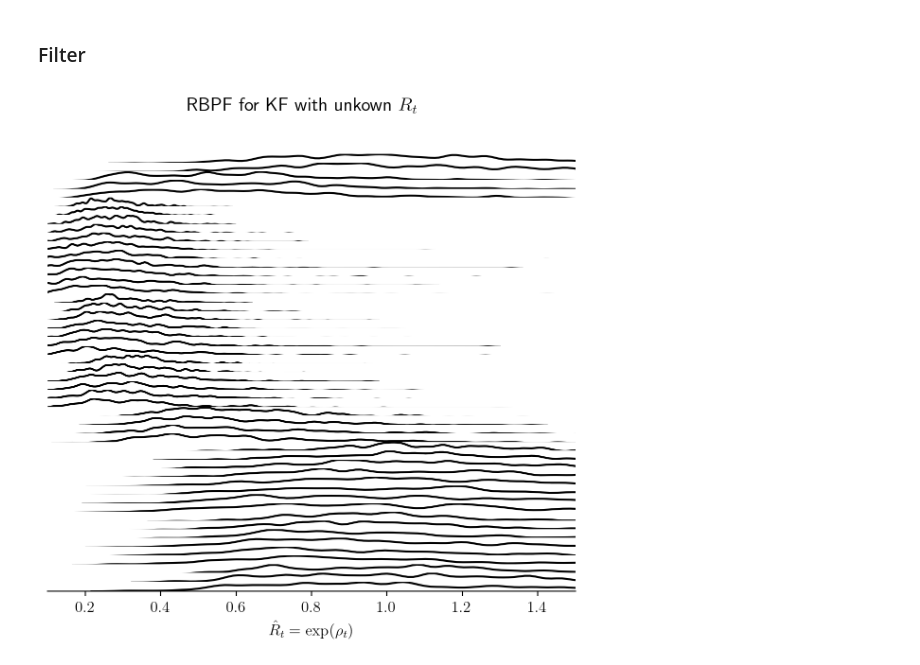
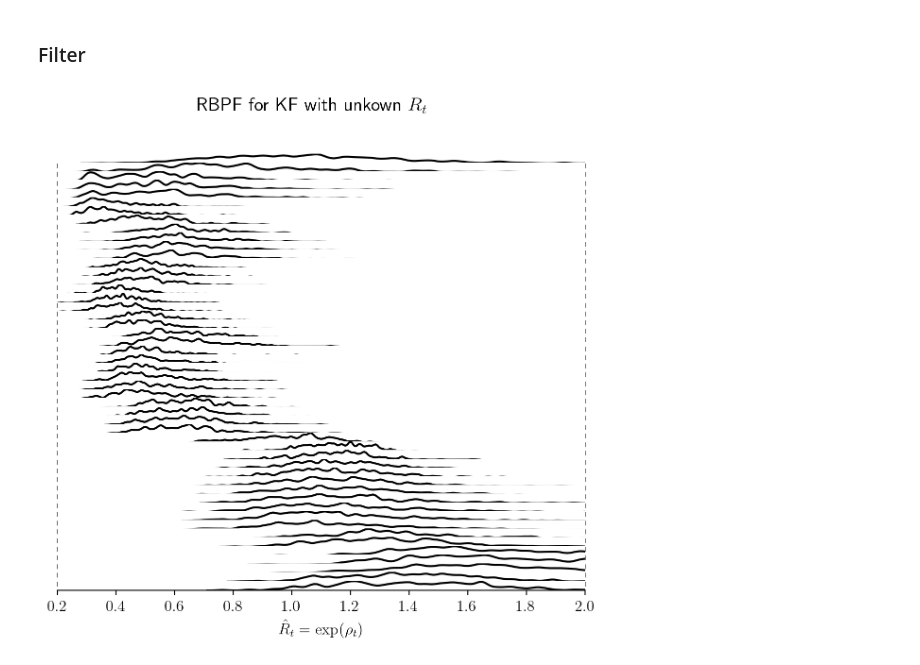
Before and after one commit to gerdm/filtering-notes, a Jupyter notebook: misc/rbpf-variance.ipynb, the cells around one changed output. Saved outputs shown, nothing was run; the diff lists cells and outputs as text; code cells hidden in the pictures.

```diff
--- a/misc/rbpf-variance.ipynb
+++ b/misc/rbpf-variance.ipynb
@@ -34,7 +34,7 @@ key = jax.random.PRNGKey(314)
 key_sample, key_train = jax.random.split(key)
 key_init, key_eval = jax.random.split(key_train)
 # %%
-ma_n = 10
+ma_n = 1
 R = jnp.eye(1) * 0.5
-H_ma = jnp.ones(10) * 1.
+H_ma = jnp.ones(ma_n) * 1.
 H, F, T = ssm.init_ma_components(H_ma=H_ma)
@@ -48,0 +41,10 @@ sample = jax.tree.map(lambda x, y: jnp.concat([x, y], axis=0), sample, sample2)
+# %%
+n1, n2 = 250, 250
+n_steps = n1 + n2
+steps = jnp.arange(n_steps)
+
+sample = ssm.sample_ssm(key_sample, F, H, T, R, n1)
+sample2 = ssm.sample_ssm(key_sample, F, H, T, 3 * R, n2)
+
+sample = jax.tree.map(lambda x, y: jnp.concat([x, y], axis=0), sample, sample2)
+jax.tree.map(jnp.shape, sample)
@@ -199,7 +204,7 @@ n_particles = 300
 config = KFConfig(
     H=H[None],
     F=F,
-    sigma_rho=0.05
+    sigma_rho=0.02
 
 )
 
@@ -212,7 +217,7 @@ keys = jax.random.split(key_eval, n_steps)
 bel_init = KFState.init(key_train, mean_init, cov_init, n_particles, cov_rho_init)
 
 Xs = (y, keys)
-_step = partial(step, cfg=config)
+_step = partial(step, cfg=config, pct_particles=0.5)
 bel_final, (hist_ll, hist_rho, hist_mean) = jax.lax.scan(_step, bel_init, Xs)
 # %%
 log_weight = hist_ll - jax.nn.logsumexp(hist_ll, axis=1, keepdims=True)
@@ -220,25 +225,26 @@ weights = jnp.exp(log_weight)
 # %%
 tvals = [1, 2, 5, 10, 15, 20, 25]
 tvals = jnp.arange(1, 500, 10)
 fig, axs = plt.subplots(len(tvals), 1, sharex=True, sharey=False, figsize=(7.2, 6.0))
 
 for t, ax in zip(tvals, axs):
     sns.kdeplot(jnp.exp(hist_rho[t]), ax=ax, c="black", bw_adjust=0.2)
     ax.set_ylabel("")
     # ax.set_yscale('log')
     ax.set_yticks([])
     # ax.axis("off")
     ax.spines["bottom"].set_visible(False)
     ax.spines["right"].set_visible(False)
     ax.spines["left"].set_visible(False)
     ax.spines["top"].set_visible(False)
-    ax.set_xlim(left=0.1, right=1.5)
+    # ax.set_xlim(left=0.1, right=1.5)
+    ax.set_xlim(left=0.2, right=2.0)
 ax.spines["bottom"].set_visible(True)
 ax.set_xlabel(r"$\hat{R}_t = \exp(\rho_t)$")
 plt.suptitle("RBPF for KF with unkown $R_t$")
 plt.subplots_adjust(hspace=-0.1)
 # %% [output]
-[figure, old version]
+[figure, new version]
 # %%
 # Effective sample size
 plt.title("Effective sample size")
```
Also changed, not shown: parts of 10 cells of this notebook, 1 other file.
